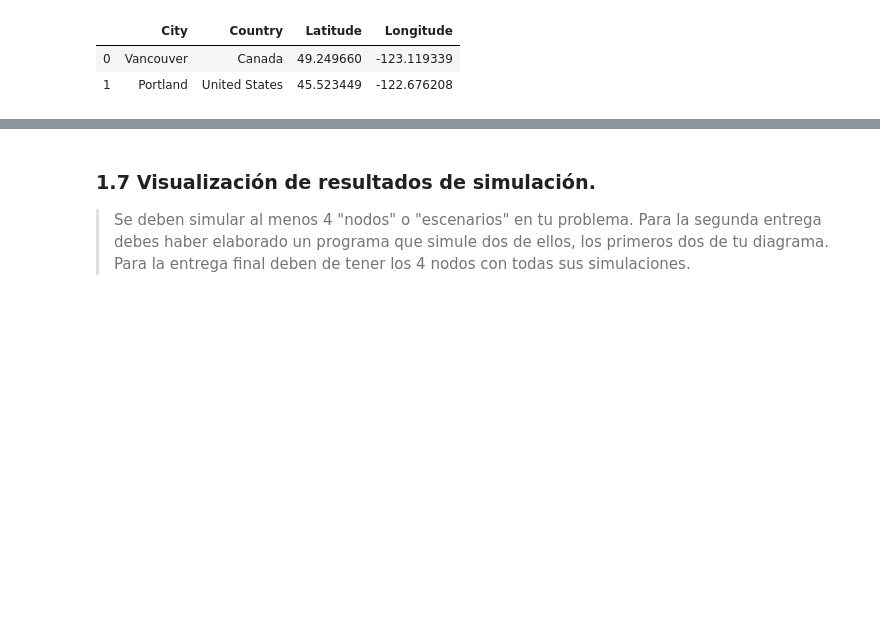
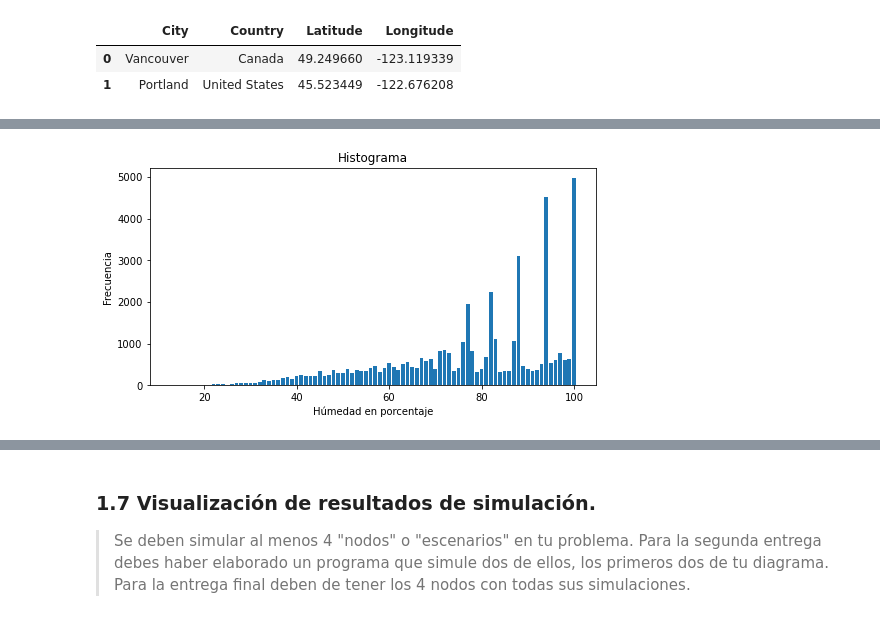
Before and after one commit to PintorOD1997/ProyectoConjunto_LandaverdeI_PintorD, a Jupyter notebook: ProyectoModulo1_OchoaD_MercadoI.ipynb, the cells around one changed output, grey strips where cells are left out. Cells and saved outputs as stored; diff of their text form; code cells hidden in the pictures; blank space fills up the shorter version.

Commit message:
Histogramas para visualización de datos

```diff
--- a/ProyectoModulo1_OchoaD_MercadoI.ipynb
+++ b/ProyectoModulo1_OchoaD_MercadoI.ipynb
@@ -124 +117,21 @@ import scipy.stats as st
+# %%
+#Librerías:
+import numpy as np
+import pandas as pd
+import matplotlib.pyplot as plt
+import scipy.stats as st
+%matplotlib inline
+#Función histograma:
+def plot_histogram_discrete(distribucion:'distribución a graficar histograma',
+                            xlabel:'x label',
+                            ylabel: 'y label',
+                            title: 'title'):
+    '''Función para graficar el histograma de una distribución discreta'''
+    plt.figure(figsize=[8,4])
+    y,x = np.histogram(distribucion,bins = len(set(distribucion)))
+    plt.bar(list(set(distribucion)),y)
+    plt.xlabel(xlabel)
+    plt.ylabel(ylabel)
+    plt.title(title)
+    plt.show()
 # %%
@@ -140,4 +152,9 @@ data2.sample(2)
 2 rows × 37 columns
+# %%
+#Húmedad:
+plot_histogram_discrete(humedad, 'Húmedad en porcentaje', 'Frecuencia', 'Histograma')
+# %% [output]
+[figure, added]
 # %%
 data3=pd.read_csv("pressure.csv")
 presion = data3.Seattle.dropna()
```
Also changed, not shown: parts of 25 cells of this notebook.
